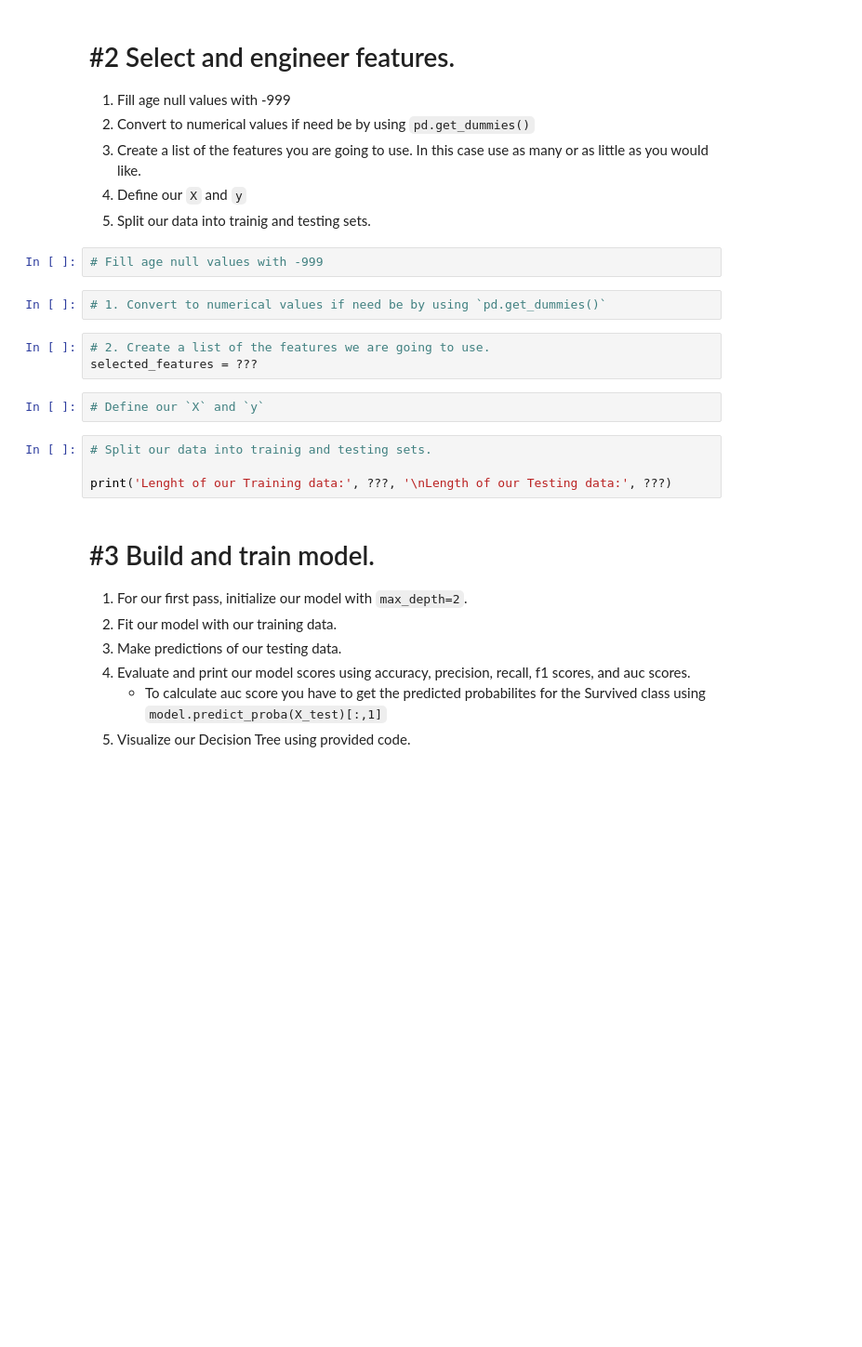
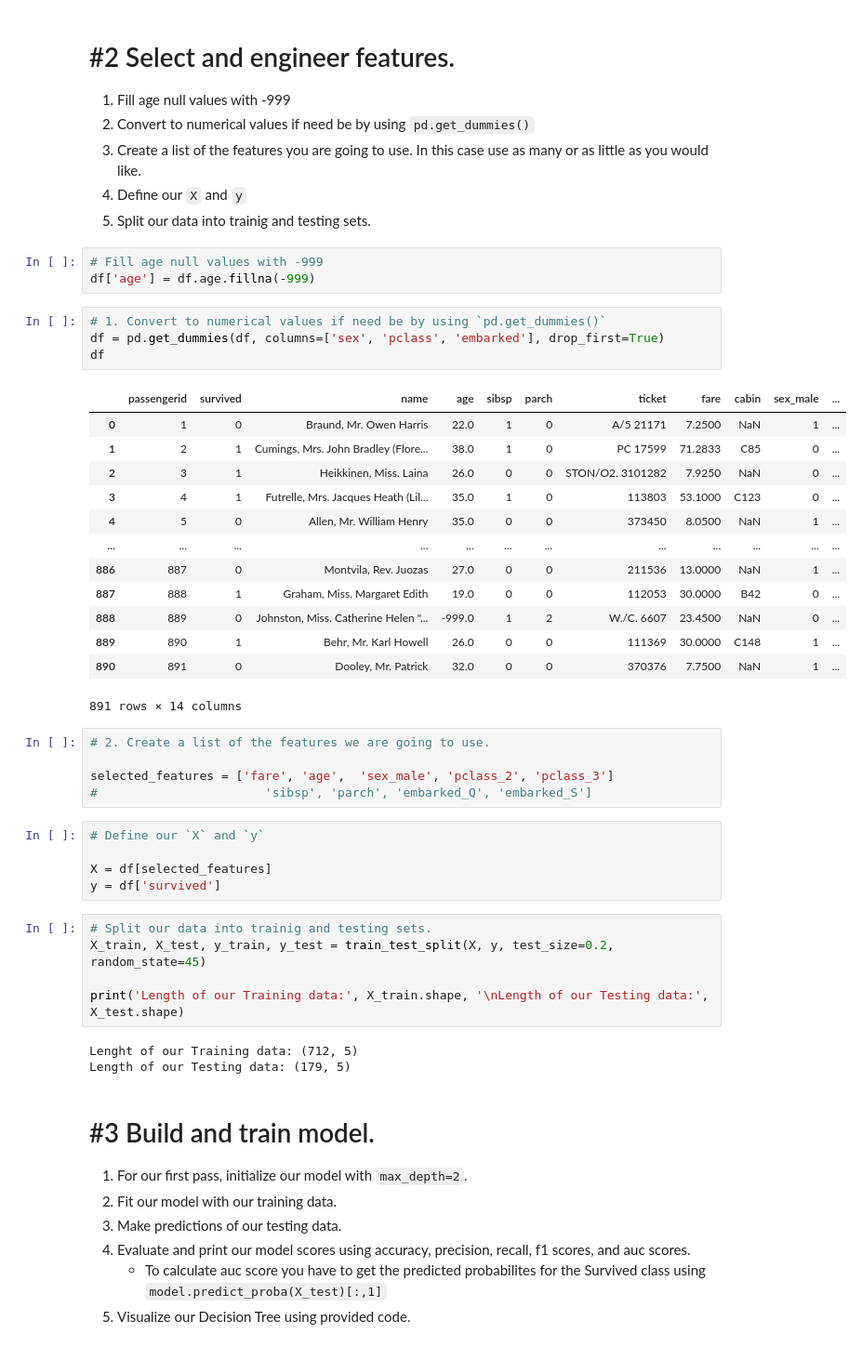
Before and after one commit to hMRZQ21/2022-fall-data-science, a Jupyter notebook: Week-05-RandomForest/Exercise-RandomForests.ipynb, the cells around one changed output. Shown: that part at 93% size. Cells and saved outputs as stored; diff of their text form; blank space fills up the shorter version.

```diff
--- a/Week-05-RandomForest/Exercise-RandomForests.ipynb
+++ b/Week-05-RandomForest/Exercise-RandomForests.ipynb
@@ -55,17 +85,43 @@ import graphviz
 1. Split our data into trainig and testing sets.
 # %%
 # Fill age null values with -999
+df['age'] = df.age.fillna(-999)
 # %%
 # 1. Convert to numerical values if need be by using `pd.get_dummies()`
+df = pd.get_dummies(df, columns=['sex', 'pclass', 'embarked'], drop_first=True)
+df
+# %% [output]
+|  | passengerid | survived | name | age | sibsp | parch | ticket | fare | cabin | sex_male | ... |
+| 0 | 1 | 0 | Braund, Mr. Owen Harris | 22.0 | 1 | 0 | A/5 21171 | 7.2500 | NaN | 1 | ... |
+| 1 | 2 | 1 | Cumings, Mrs. John Bradley (Flore... | 38.0 | 1 | 0 | PC 17599 | 71.2833 | C85 | 0 | ... |
+| 2 | 3 | 1 | Heikkinen, Miss. Laina | 26.0 | 0 | 0 | STON/O2. 3101282 | 7.9250 | NaN | 0 | ... |
+| 3 | 4 | 1 | Futrelle, Mrs. Jacques Heath (Lil... | 35.0 | 1 | 0 | 113803 | 53.1000 | C123 | 0 | ... |
+| 4 | 5 | 0 | Allen, Mr. William Henry | 35.0 | 0 | 0 | 373450 | 8.0500 | NaN | 1 | ... |
+| ... | ... | ... | ... | ... | ... | ... | ... | ... | ... | ... | ... |
+| 886 | 887 | 0 | Montvila, Rev. Juozas | 27.0 | 0 | 0 | 211536 | 13.0000 | NaN | 1 | ... |
+| 887 | 888 | 1 | Graham, Miss. Margaret Edith | 19.0 | 0 | 0 | 112053 | 30.0000 | B42 | 0 | ... |
+| 888 | 889 | 0 | Johnston, Miss. Catherine Helen "... | -999.0 | 1 | 2 | W./C. 6607 | 23.4500 | NaN | 0 | ... |
+| 889 | 890 | 1 | Behr, Mr. Karl Howell | 26.0 | 0 | 0 | 111369 | 30.0000 | C148 | 1 | ... |
+| 890 | 891 | 0 | Dooley, Mr. Patrick | 32.0 | 0 | 0 | 370376 | 7.7500 | NaN | 1 | ... |
+891 rows × 14 columns
 # %%
 # 2. Create a list of the features we are going to use.
-selected_features = ???
+
+selected_features = ['fare', 'age',  'sex_male', 'pclass_2', 'pclass_3']
+#                       'sibsp', 'parch', 'embarked_Q', 'embarked_S']
 # %%
 # Define our `X` and `y`
+
+X = df[selected_features]
+y = df['survived']
 # %%
 # Split our data into trainig and testing sets.
+X_train, X_test, y_train, y_test = train_test_split(X, y, test_size=0.2, random_state=45)
 
-print('Lenght of our Training data:', ???, '\nLength of our Testing data:', ???)
+print('Length of our Training data:', X_train.shape, '\nLength of our Testing data:', X_test.shape)
+# %% [output]
+Lenght of our Training data: (712, 5)
+Length of our Testing data: (179, 5)
 # %% [markdown]
 # #3 Build and train model.
 1. For our first pass, initialize our model with `max_depth=2`.
```
Also changed, not shown: parts of 34 cells of this notebook.
